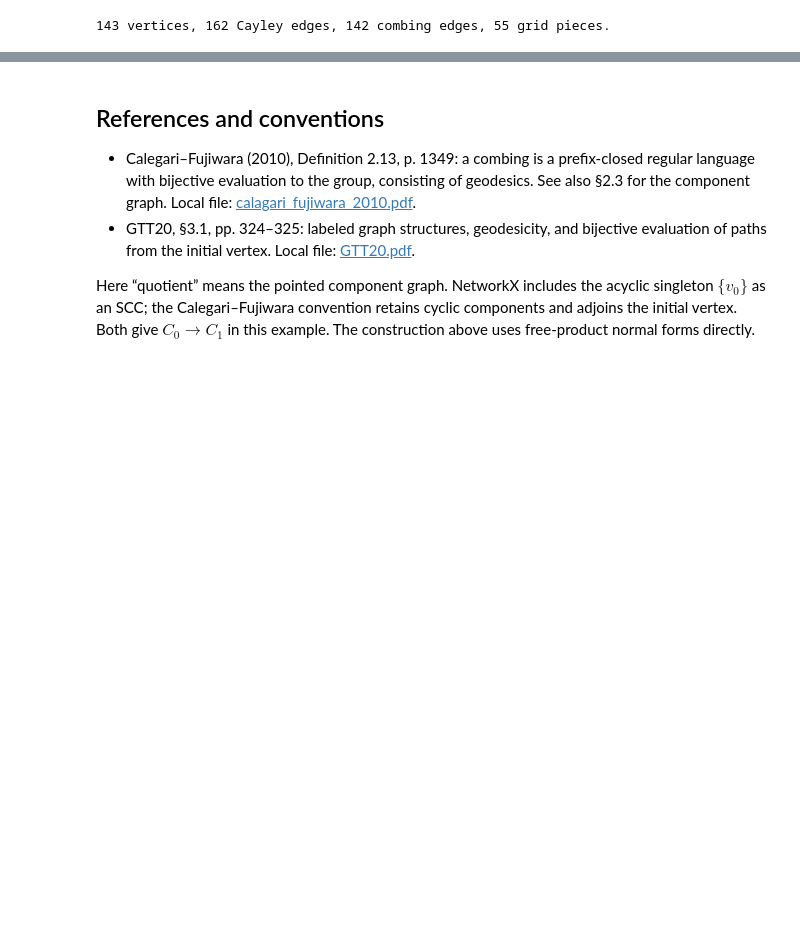
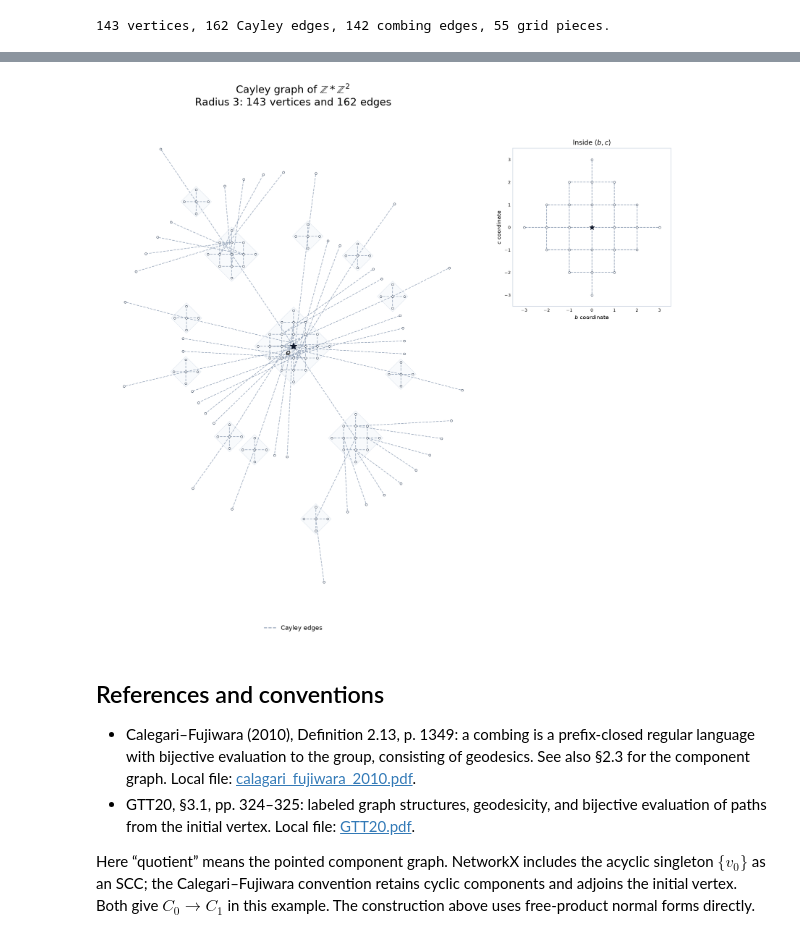
Before and after one commit to DothWalrus/automaton_of_F_2, a Jupyter notebook: geodesic_combing_zz2.ipynb, the cells around one changed output, grey strips where cells are left out. Drawn from its saved outputs; the diff is of its cells as text; code cells hidden in the pictures; blank space fills up the shorter version.

```diff
--- a/geodesic_combing_zz2.ipynb
+++ b/geodesic_combing_zz2.ipynb
@@ -629,3 +750,63 @@ print(f'{len(cayley_ball)} vertices, {cayley_ball.number_of_edges()} Cayley edge
+# %%
+import numpy as np
+import matplotlib.pyplot as plt
+from matplotlib.collections import LineCollection
+from matplotlib.lines import Line2D
+from matplotlib.patches import Polygon
+
+# Reuse the original Cayley ball and exactly the same group-vertex positions.
+fig_cayley, ax_cayley = plt.subplots(figsize=(15, 13))
+cayley_gray = '#94a3b8'
+for flat, center in flat_center.items():
+    extent = flat_radius[flat]
+    if extent:
+        hull = center + (extent + 0.17) * np.array([(1, 0), (0, 1), (-1, 0), (0, -1)])
+        ax_cayley.add_patch(Polygon(hull, fc='#f8fafc', ec='#e2e8f0', lw=0.7, zorder=0))
+
+plain_cayley_segments = [(cayley_pos[g], cayley_pos[h]) for g, h in cayley_ball.edges()]
+ax_cayley.add_collection(LineCollection(plain_cayley_segments, colors=cayley_gray,
+                                       linestyles='dashed', linewidths=1.1, alpha=0.8, zorder=1))
+plain_group_xy = np.array([cayley_pos[g] for g in cayley_ball])
+ax_cayley.scatter(plain_group_xy[:, 0], plain_group_xy[:, 1], s=12, facecolors='white',
+                  edgecolors='#475569', lw=0.65, zorder=3)
+ax_cayley.scatter([0], [0], marker='*', s=130, color='#0f172a', zorder=5)
+ax_cayley.annotate('$e$', (0, 0), xytext=(-13, -15), textcoords='offset points', fontsize=13)
+ax_cayley.set_title(r'Cayley graph of $\mathbb{Z}*\mathbb{Z}^2$'
+                    + f'\nRadius {cayley_radius}: {len(cayley_ball)} vertices and '
+                    + f'{cayley_ball.number_of_edges()} edges', fontsize=17, pad=22)
+ax_cayley.legend(handles=[Line2D([0], [0], color=cayley_gray, ls='--', lw=1.4,
+                                 label='Cayley edges')],
+                 loc='upper center', bbox_to_anchor=(0.5, -0.015), frameon=False, fontsize=10)
+ax_cayley.set_aspect('equal')
+ax_cayley.autoscale_view()
+ax_cayley.margins(0.07)
+ax_cayley.axis('off')
+
+# The identity grid close-up, with all of its original Cayley edges.
+plain_detail = ax_cayley.inset_axes([1.06, 0.62, 0.43, 0.32], zorder=10)
+plain_detail.set_facecolor('white')
+for g, h in cayley_ball.edges():
+    if cayley_flat(g) == () and cayley_flat(h) == ():
+        points = np.array([local_coordinates[g], local_coordinates[h]])
+        plain_detail.plot(points[:, 0], points[:, 1], ls='--', color=cayley_gray, lw=1, zorder=1)
+plain_root_points = np.array([local_coordinates[g] for g in flat_vertices[()]])
+plain_detail.scatter(plain_root_points[:, 0], plain_root_points[:, 1], s=12,
+                      facecolors='white', edgecolors='#475569', lw=0.6, zorder=3)
+plain_detail.scatter([0], [0], s=65, marker='*', color='#0f172a', zorder=4)
+plain_detail.set(xlim=(-cayley_radius - 0.5, cayley_radius + 0.5),
+                 ylim=(-cayley_radius - 0.5, cayley_radius + 0.5), aspect='equal')
+plain_detail.set_title(r'Inside $\langle b,c\rangle$', fontsize=11)
+plain_detail.set_xlabel('$b$ coordinate', fontsize=9)
+plain_detail.set_ylabel('$c$ coordinate', fontsize=9)
+plain_detail.set_xticks(range(-cayley_radius, cayley_radius + 1))
+plain_detail.set_yticks(range(-cayley_radius, cayley_radius + 1))
+plain_detail.tick_params(labelsize=7, length=0)
+for spine in plain_detail.spines.values():
+    spine.set_color('#cbd5e1')
+fig_cayley.tight_layout()
+plt.show()
+# %% [output]
+[figure, added]
 # %% [markdown]
 ## References and conventions
 
```
Also changed, not shown: parts of 3 cells of this notebook, 1 other file.
